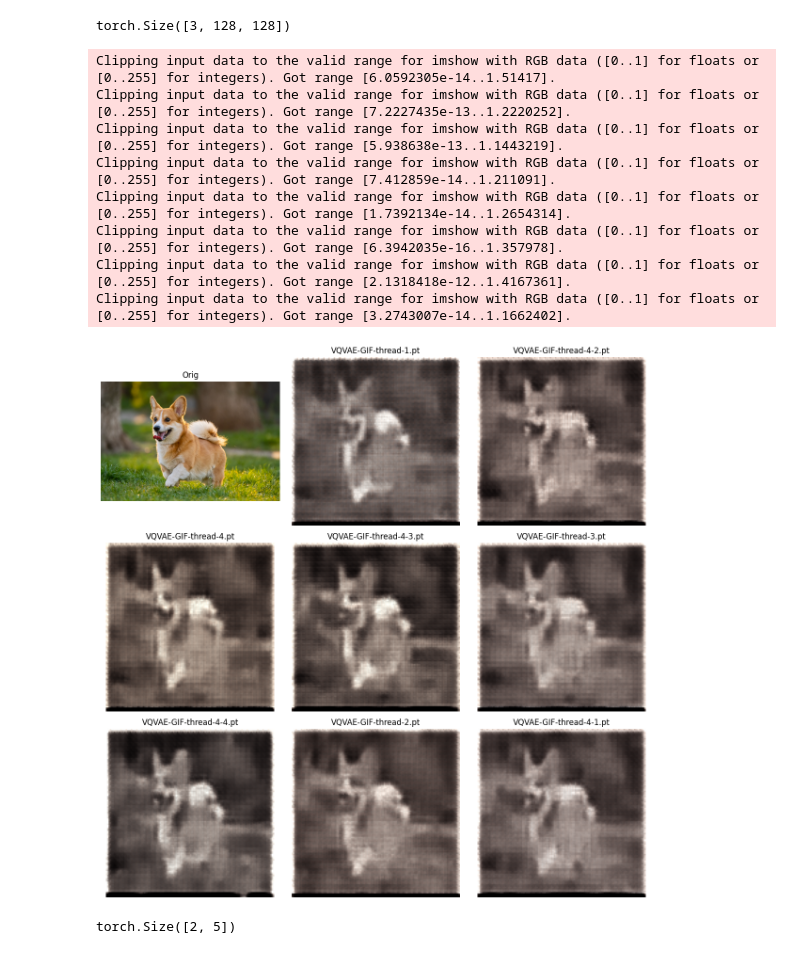
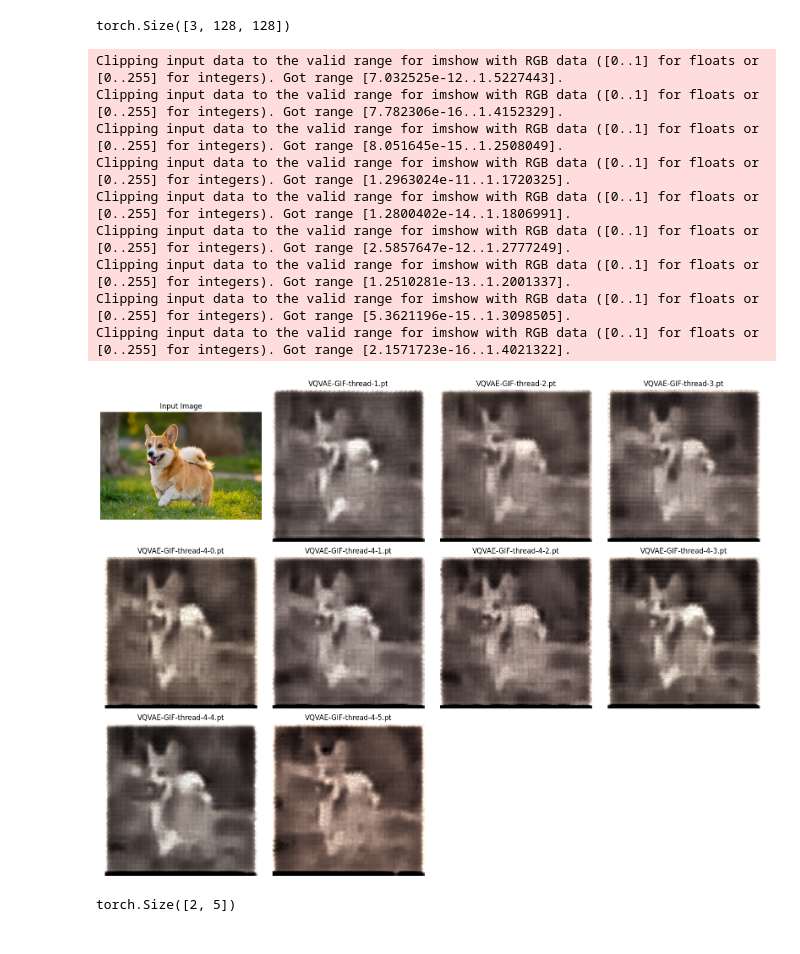
Before and after one commit to Ishushan02/Text-To-Video-Generation, a Jupyter notebook: 2_model_preparation.ipynb, the cells around one changed output. Drawn from its saved outputs; the diff is of its cells as text; code cells hidden in the pictures.

Commit message:
Model Strategy-1 Completed

```diff
--- a/2_model_preparation.ipynb
+++ b/2_model_preparation.ipynb
@@ -47,52 +48,53 @@ device = torch.device('mps' if torch.cuda.is_available() else 'cpu')
 modelA = VecQVAE(inChannels = inChannels, hiddenDim = hiddenDim, codeBookdim = codeBookdim, embedDim = embedDim).to(device)
 # %%
 modelDir = "/Users/ishananand/Desktop/Text-To-Video-Generation/models"
-dir =  os.listdir(modelDir)
+dir =  sorted(os.listdir(modelDir))
 decoded_images = []
 names = []
 
 decoded_images.append(npArray)
-names.append("Orig")
+names.append("Input Image")
 for i in range(len(dir)):
     if dir[i] != ".DS_Store":
         names.append(dir[i])
         modelValA = torch.load(modelDir + "/" +dir[i], map_location=torch.device('cpu'))
         modelA.load_state_dict(modelValA)
         with torch.inference_mode():
             encodedImage = modelA.encodeImage(tensorFrames.unsqueeze(0), )
             decodedImage = modelA.decodeImage(encodedImage)
 
         decodedImage = rearrange(decodedImage, 'b c h w -> b h w c')
         npImage = (decodedImage * 255.0).squeeze().squeeze().detach().numpy()
         decoded_images.append(npImage)
 
 num_images = len(decoded_images)
 cols = int(np.ceil(np.sqrt(num_images)))
 rows = int(np.ceil(num_images / cols))
 
 fig, axes = plt.subplots(rows, cols, figsize=(cols * 4, rows * 4))
 
 for idx, img in enumerate(decoded_images):
     ax = axes.flat[idx]
     ax.imshow(img)
     ax.axis('off')
     ax.set_title(names[idx])
 
 for j in range(len(decoded_images), rows * cols):
     axes.flat[j].axis('off')
 
 plt.tight_layout()
 plt.show()
 # %% [output]
-Clipping input data to the valid range for imshow with RGB data ([0..1] for floats or [0..255] for integers). Got range [6.0592305e-14..1.51417].
-Clipping input data to the valid range for imshow with RGB data ([0..1] for floats or [0..255] for integers). Got range [7.2227435e-13..1.2220252].
-Clipping input data to the valid range for imshow with RGB data ([0..1] for floats or [0..255] for integers). Got range [5.938638e-13..1.1443219].
-Clipping input data to the valid range for imshow with RGB data ([0..1] for floats or [0..255] for integers). Got range [7.412859e-14..1.211091].
-Clipping input data to the valid range for imshow with RGB data ([0..1] for floats or [0..255] for integers). Got range [1.7392134e-14..1.2654314].
-Clipping input data to the valid range for imshow with RGB data ([0..1] for floats or [0..255] for integers). Got range [6.3942035e-16..1.357978].
-Clipping input data to the valid range for imshow with RGB data ([0..1] for floats or [0..255] for integers). Got range [2.1318418e-12..1.4167361].
-Clipping input data to the valid range for imshow with RGB data ([0..1] for floats or [0..255] for integers). Got range [3.2743007e-14..1.1662402].
+Clipping input data to the valid range for imshow with RGB data ([0..1] for floats or [0..255] for integers). Got range [7.032525e-12..1.5227443].
+Clipping input data to the valid range for imshow with RGB data ([0..1] for floats or [0..255] for integers). Got range [7.782306e-16..1.4152329].
+Clipping input data to the valid range for imshow with RGB data ([0..1] for floats or [0..255] for integers). Got range [8.051645e-15..1.2508049].
+Clipping input data to the valid range for imshow with RGB data ([0..1] for floats or [0..255] for integers). Got range [1.2963024e-11..1.1720325].
+Clipping input data to the valid range for imshow with RGB data ([0..1] for floats or [0..255] for integers). Got range [1.2800402e-14..1.1806991].
+Clipping input data to the valid range for imshow with RGB data ([0..1] for floats or [0..255] for integers). Got range [2.5857647e-12..1.2777249].
+Clipping input data to the valid range for imshow with RGB data ([0..1] for floats or [0..255] for integers). Got range [1.2510281e-13..1.2001337].
+Clipping input data to the valid range for imshow with RGB data ([0..1] for floats or [0..255] for integers). Got range [5.3621196e-15..1.3098505].
+Clipping input data to the valid range for imshow with RGB data ([0..1] for floats or [0..255] for integers). Got range [2.1571723e-16..1.4021322].
-[figure, old version]
+[figure, new version]
 # %%
 p = []
 a = torch.tensor(np.array([1,2,3,4,5]))
```
Also changed, not shown: parts of 3 cells of this notebook, 1 other file.
